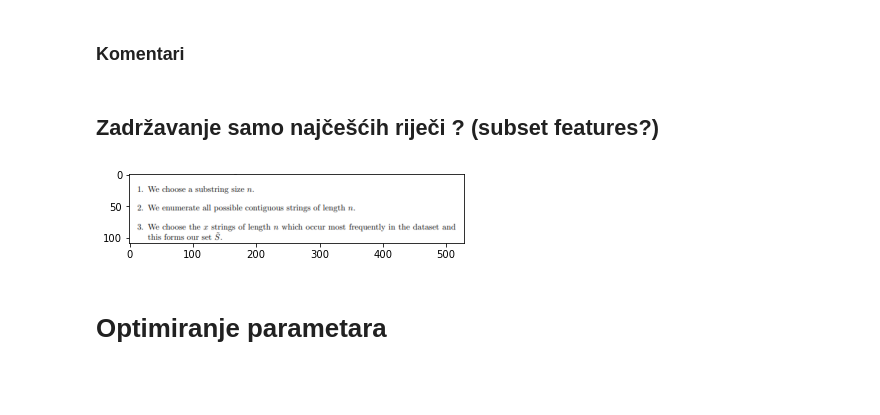
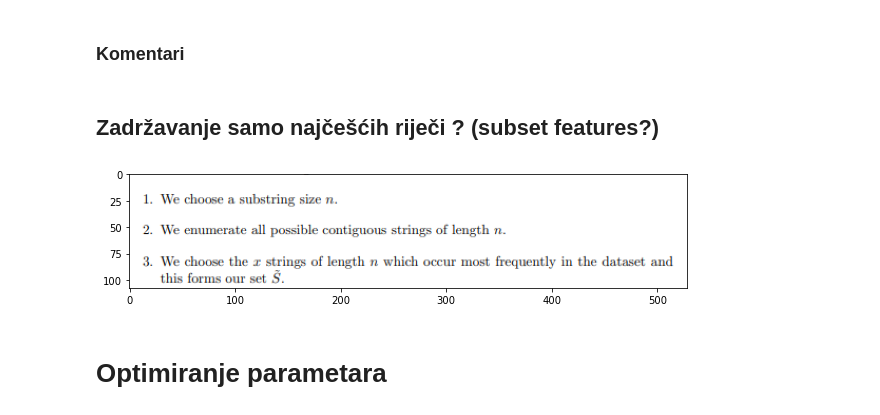
Before and after one commit to majajuric/UUZOP-Text-Classification-using-String-Kernels, a Jupyter notebook: Poboljšanje rezultata.ipynb, the cells around one changed output. Cells and saved outputs as stored; diff of their text form; code cells hidden in the pictures; blank space fills up the shorter version.

```diff
--- a/Poboljšanje rezultata.ipynb
+++ b/Poboljšanje rezultata.ipynb
@@ -566,13 +566,14 @@ display(grupirano)
 # %% [markdown]
 ### Komentari
-# %% [markdown]
-## Zadržavanje samo najčešćih riječi ? (subset features?)
-# %%
-img = plt.imread("aproximation.png")
-plt.imshow(img)
-plt.show()
-# %% [output]
-[figure, removed]
+# %% [markdown]
+## Zadržavanje samo najčešćih riječi ? (subset features?)
+# %%
+img = plt.imread("aproximation.png")
+fig, ax = plt.subplots(figsize=(10, 5))
+ax.imshow(img)
+plt.show()
+# %% [output]
+[figure, added]
 # %% [markdown]
 # Optimiranje parametara
 # %% [markdown]
```
Also changed, not shown: parts of 10 cells of this notebook.
